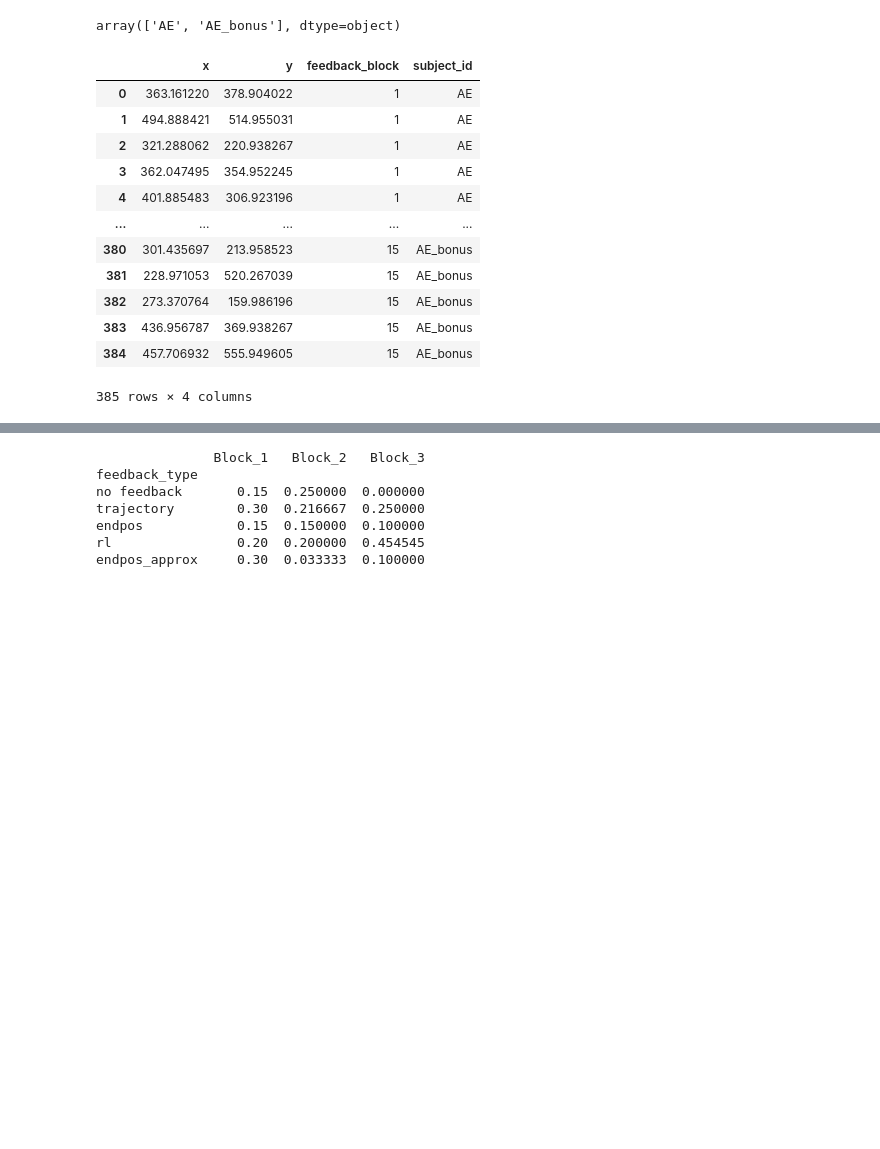
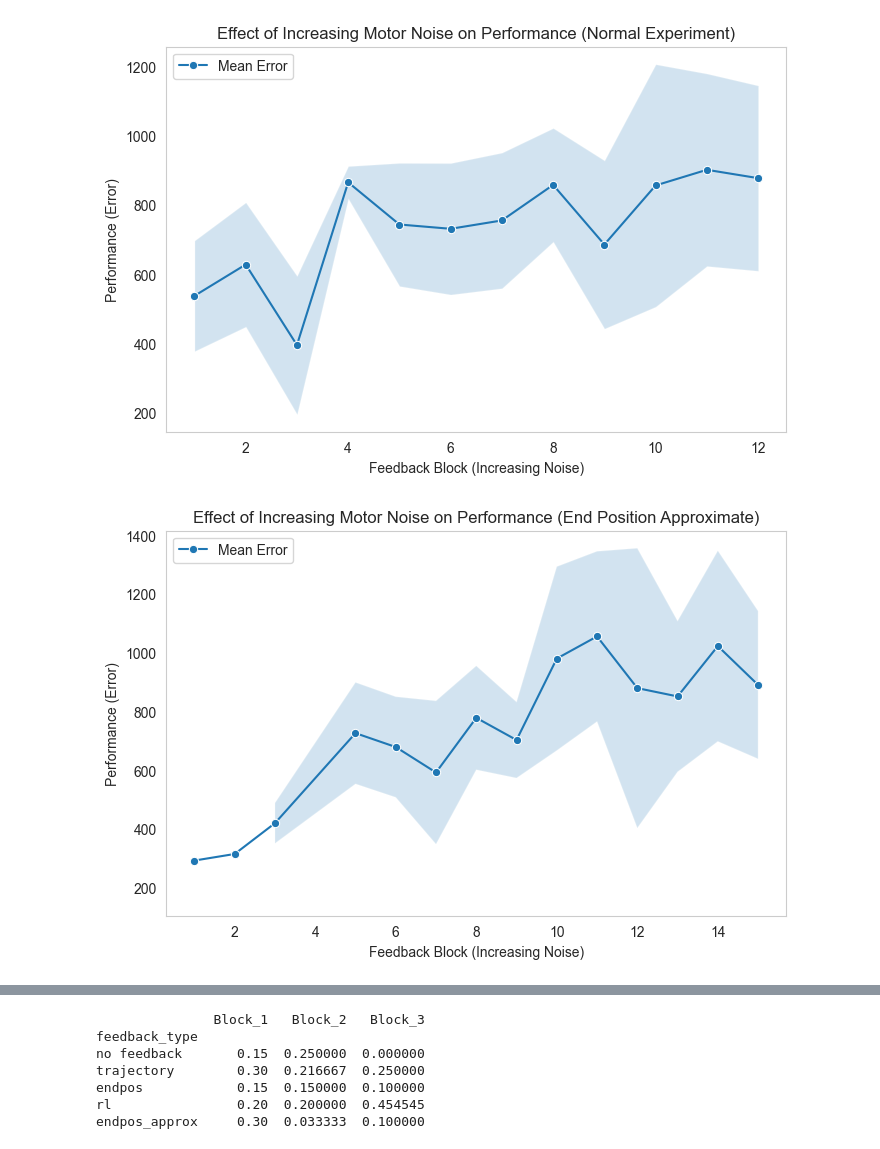
Before and after one commit to Ahmed-Eldably/neural_modelling_24, a Jupyter notebook: computatinal_motor_learning/04_the_bavarian_game_2/Untitled.ipynb, the cells around one changed output, grey strips where cells are left out. Drawn from its saved outputs; the diff is of its cells as text; code cells hidden in the pictures; blank space fills up the shorter version.

```diff
--- a/computatinal_motor_learning/04_the_bavarian_game_2/Untitled.ipynb
+++ b/computatinal_motor_learning/04_the_bavarian_game_2/Untitled.ipynb
@@ -26,33 +35,36 @@ cur_dir = os.getcwd()
 # %%
-dfs = []
-for filename in os.listdir(directory):
-    if filename.endswith(".csv"):
-        df = pd.read_csv(os.path.join(directory, filename))
-        if len(df) > 150:
-            dfs.append(df)
+df_normal = pd.read_csv(file_path_normal)
+df_endpos = pd.read_csv(file_path_endpos_approx)
 
-# Merge all subject data while ensuring correct structure
-df_all = pd.concat(dfs, ignore_index=True)
+# Function to compute performance
+def compute_performance(df, experiment_name):
+    df['error'] = np.sqrt(df['x']**2 + df['y']**2)  # Distance from (0,0)
 
+    # Group by feedback block (assumed increasing noise)
+    df_grouped = df.groupby('feedback_block').agg({'error': ['mean', 'std']}).reset_index()
+    df_grouped.columns = ['feedback_block', 'mean_error', 'std_error']
 
-# Verify merged data
-df_all["subject_id"].unique()
+    # Plot: Noise Level vs Performance
+    plt.figure(figsize=(8, 5))
+    sns.lineplot(data=df_grouped, x="feedback_block", y="mean_error", marker="o", label="Mean Error")
+    plt.fill_between(df_grouped["feedback_block"],
+                     df_grouped["mean_error"] - df_grouped["std_error"],
+                     df_grouped["mean_error"] + df_grouped["std_error"], alpha=0.2)
+
+    plt.xlabel("Feedback Block (Increasing Noise)")
+    plt.ylabel("Performance (Error)")
+    plt.title(f"Effect of Increasing Motor Noise on Performance ({experiment_name})")
+    plt.legend()
+    plt.grid()
+    plt.savefig(os.path.abspath(f'plots/{experiment_name}_noise_effect.png'))
+    plt.show()
+
+# Plot for each experiment separately
+compute_performance(df_normal, "Normal Experiment")
+compute_performance(df_endpos, "End Position Approximate")
 # %% [output]
-array(['AE', 'AE_bonus'], dtype=object)
+[figure, added]
+[figure, added]
 # %%
-df_all
+df_all = df_normal
-# %% [output]
-|  | x | y | feedback_block | subject_id |
-| 0 | 363.161220 | 378.904022 | 1 | AE |
-| 1 | 494.888421 | 514.955031 | 1 | AE |
-| 2 | 321.288062 | 220.938267 | 1 | AE |
-| 3 | 362.047495 | 354.952245 | 1 | AE |
-| 4 | 401.885483 | 306.923196 | 1 | AE |
-| ... | ... | ... | ... | ... |
-| 380 | 301.435697 | 213.958523 | 15 | AE_bonus |
-| 381 | 228.971053 | 520.267039 | 15 | AE_bonus |
-| 382 | 273.370764 | 159.986196 | 15 | AE_bonus |
-| 383 | 436.956787 | 369.938267 | 15 | AE_bonus |
-| 384 | 457.706932 | 555.949605 | 15 | AE_bonus |
-385 rows × 4 columns
 # %%
```
Also changed, not shown: parts of 7 cells of this notebook, 19 other files.
